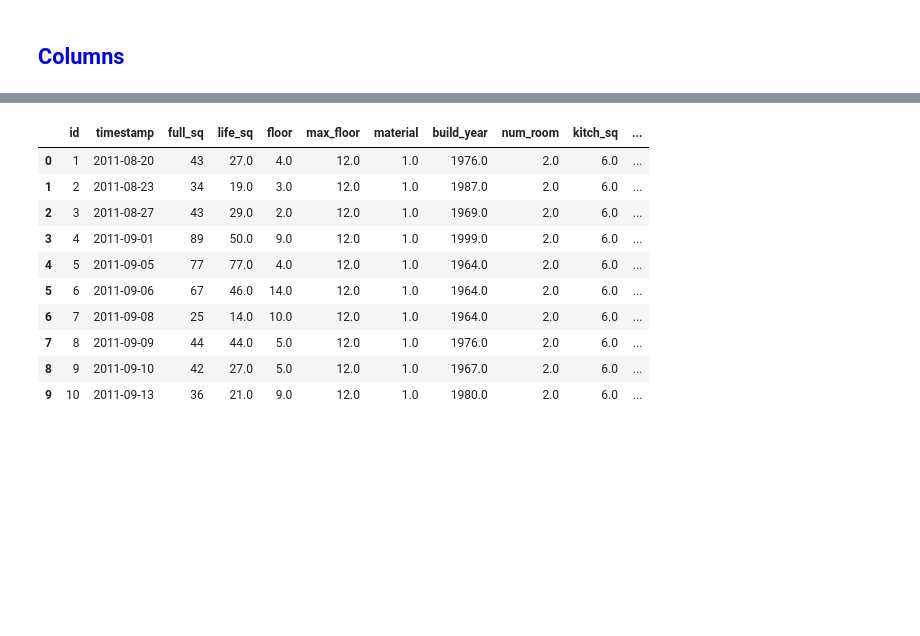
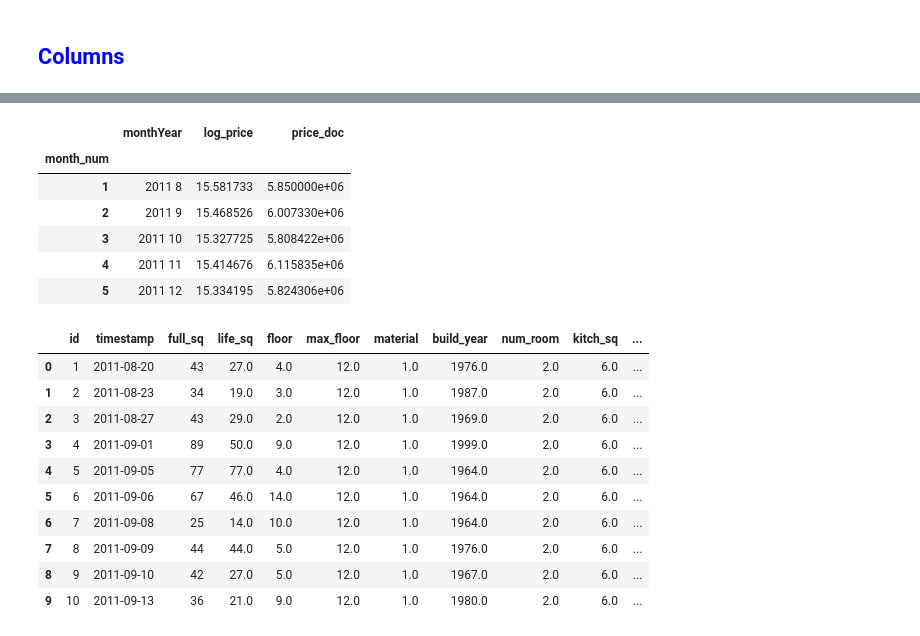
Before and after one commit to quedogf94/Spring2019_Project1, a Jupyter notebook: Goal_1.ipynb, the cells around one changed output, grey strips where cells are left out. Saved outputs shown, nothing was run; the diff lists cells and outputs as text; code cells hidden in the pictures; blank space fills up the shorter version.

```diff
--- a/Goal_1.ipynb
+++ b/Goal_1.ipynb
@@ -151,0 +143,3 @@ goal2_df.head(10)
+# %%
+goal_df['year'] = goal_df['year'].astype(int)
+goal_df['month'] = goal_df['month'].astype(int)
@@ -151,0 +157,12 @@ goal2_df.head(10)
+# %%
+goal3_df = goal_df[['month_num','monthYear','log_price','price_doc']]
+goal3_df.set_index('month_num', inplace=True)
+goal3_df.head()
+# %% [output]
+|  | monthYear | log_price | price_doc |
+| month_num |  |  |  |
+| 1 | 2011 8 | 15.581733 | 5.850000e+06 |
+| 2 | 2011 9 | 15.468526 | 6.007330e+06 |
+| 3 | 2011 10 | 15.327725 | 5.808422e+06 |
+| 4 | 2011 11 | 15.414676 | 6.115835e+06 |
+| 5 | 2011 12 | 15.334195 | 5.824306e+06 |
```
Also changed, not shown: parts of 9 cells of this notebook.
